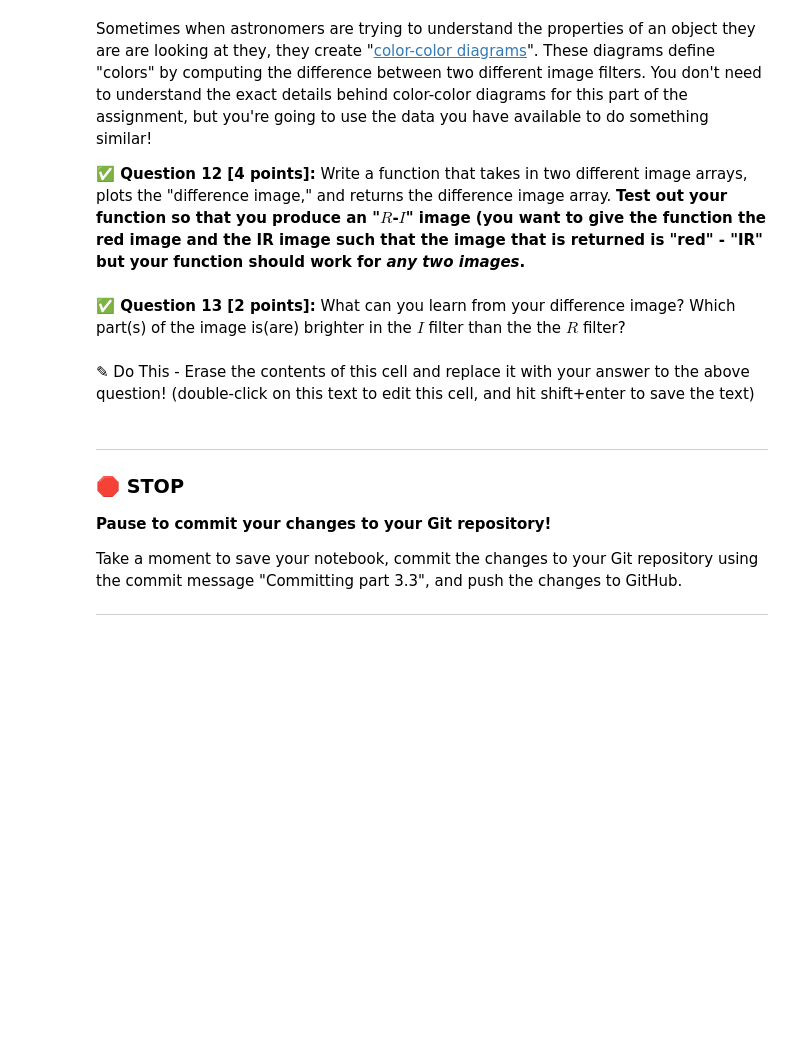
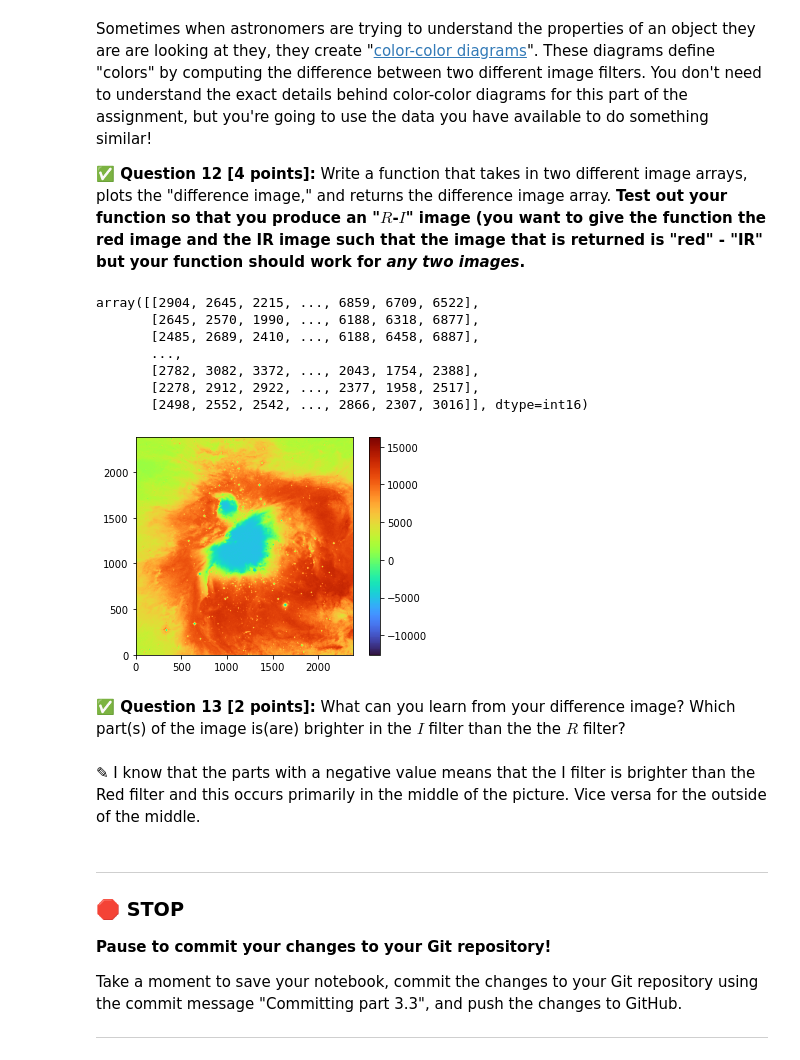
Before and after one commit to namnams01/cmse202-s21-turnin, a Jupyter notebook: hw-01/HW-01_GitPracticeDebuggingAndPythonPackages-Namith-Vorakkara.ipynb, the cells around one changed output. Cells and saved outputs as stored; diff of their text form; code cells hidden in the pictures; blank space fills up the shorter version.

```diff
--- a/hw-01/HW-01_GitPracticeDebuggingAndPythonPackages-Namith-Vorakkara.ipynb
+++ b/hw-01/HW-01_GitPracticeDebuggingAndPythonPackages-Namith-Vorakkara.ipynb
@@ -267,7 +301,24 @@ Sometimes when astronomers are trying to understand the properties of an object
+# %%
+# Put your code here
+def difference(z=[],y=[]):
+    image = z - y
+    plt.imshow(image,cmap='turbo',origin='lower')
+    plt.colorbar()
+    return image
+difference(second_df,first_df)
+# %% [output]
+array([[2904, 2645, 2215, ..., 6859, 6709, 6522],
+       [2645, 2570, 1990, ..., 6188, 6318, 6877],
+       [2485, 2689, 2410, ..., 6188, 6458, 6887],
+       ...,
+       [2782, 3082, 3372, ..., 2043, 1754, 2388],
+       [2278, 2912, 2922, ..., 2377, 1958, 2517],
+       [2498, 2552, 2542, ..., 2866, 2307, 3016]], dtype=int16)
+[figure, added]
 # %% [markdown]
 **&#9989; Question 13 [2 points]:** What can you learn from your difference image? Which part(s) of the image is(are) brighter in the $I$ filter than the the $R$ filter?
-# %% [markdown]
-<font size=+3>&#9998;</font> Do This - Erase the contents of this cell and replace it with your answer to the above question!  (double-click on this text to edit this cell, and hit shift+enter to save the text)
+# %% [markdown]
+<font size=+3>&#9998;</font> I know that the parts with a negative value means that the I filter is brighter than the Red filter and this occurs primarily in the middle of the picture. Vice versa for the outside of the middle.
 # %% [markdown]
 ---
 ### &#128721; STOP
```
Also changed, not shown: parts of 21 cells of this notebook.
